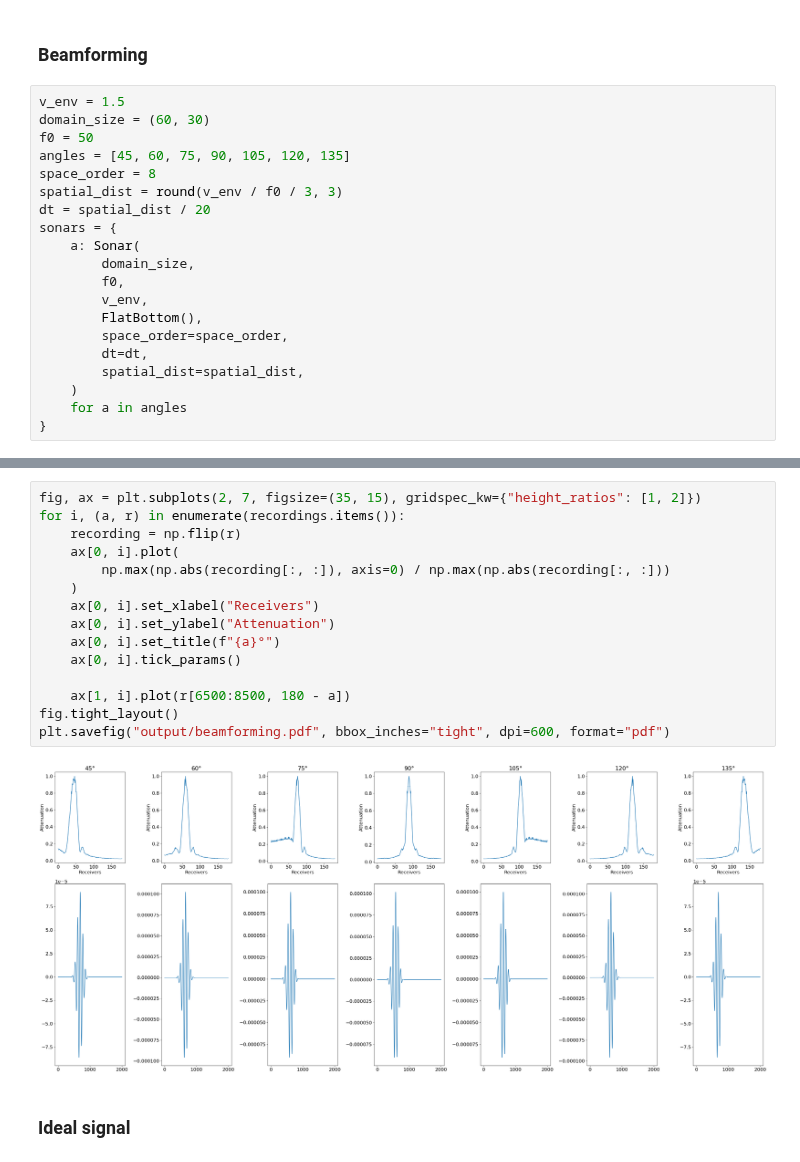
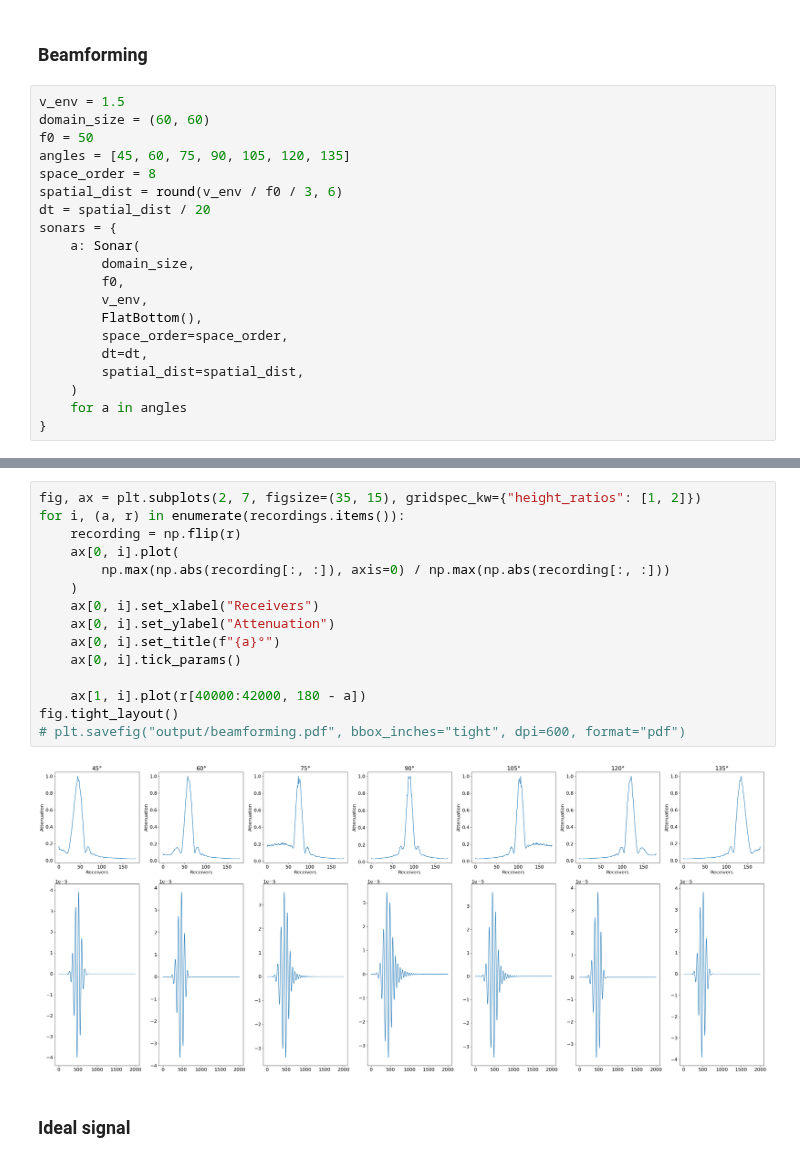
Before and after one commit to bgd54/sonar-FWI, a Jupyter notebook: notebooks/gabor_waveforms.ipynb, the cells around one changed output, grey strips where cells are left out. Drawn from its saved outputs; the diff is of its cells as text.

Commit message:
beamforming tests on 1 and multiple GPUs

```diff
--- a/notebooks/gabor_waveforms.ipynb
+++ b/notebooks/gabor_waveforms.ipynb
@@ -222,11 +222,11 @@ def get_ideal_signal(
 ### Beamforming
 # %%
 v_env = 1.5
-domain_size = (60, 30)
+domain_size = (60, 60)
 f0 = 50
 angles = [45, 60, 75, 90, 105, 120, 135]
 space_order = 8
-spatial_dist = round(v_env / f0 / 3, 3)
+spatial_dist = round(v_env / f0 / 3, 6)
 dt = spatial_dist / 20
 sonars = {
     a: Sonar(
@@ -327,20 +400,20 @@ for a, s in sonars.items():
 # %%
 fig, ax = plt.subplots(2, 7, figsize=(35, 15), gridspec_kw={"height_ratios": [1, 2]})
 for i, (a, r) in enumerate(recordings.items()):
     recording = np.flip(r)
     ax[0, i].plot(
         np.max(np.abs(recording[:, :]), axis=0) / np.max(np.abs(recording[:, :]))
     )
     ax[0, i].set_xlabel("Receivers")
     ax[0, i].set_ylabel("Attenuation")
     ax[0, i].set_title(f"{a}°")
     ax[0, i].tick_params()
 
-    ax[1, i].plot(r[6500:8500, 180 - a])
+    ax[1, i].plot(r[40000:42000, 180 - a])
 fig.tight_layout()
-plt.savefig("output/beamforming.pdf", bbox_inches="tight", dpi=600, format="pdf")
+# plt.savefig("output/beamforming.pdf", bbox_inches="tight", dpi=600, format="pdf")
 # %% [output]
-[figure, old version]
+[figure, new version]
 # %% [markdown]
 ### Ideal signal
 # %%
```
Also changed, not shown: parts of 5 cells of this notebook, 1 other file.
